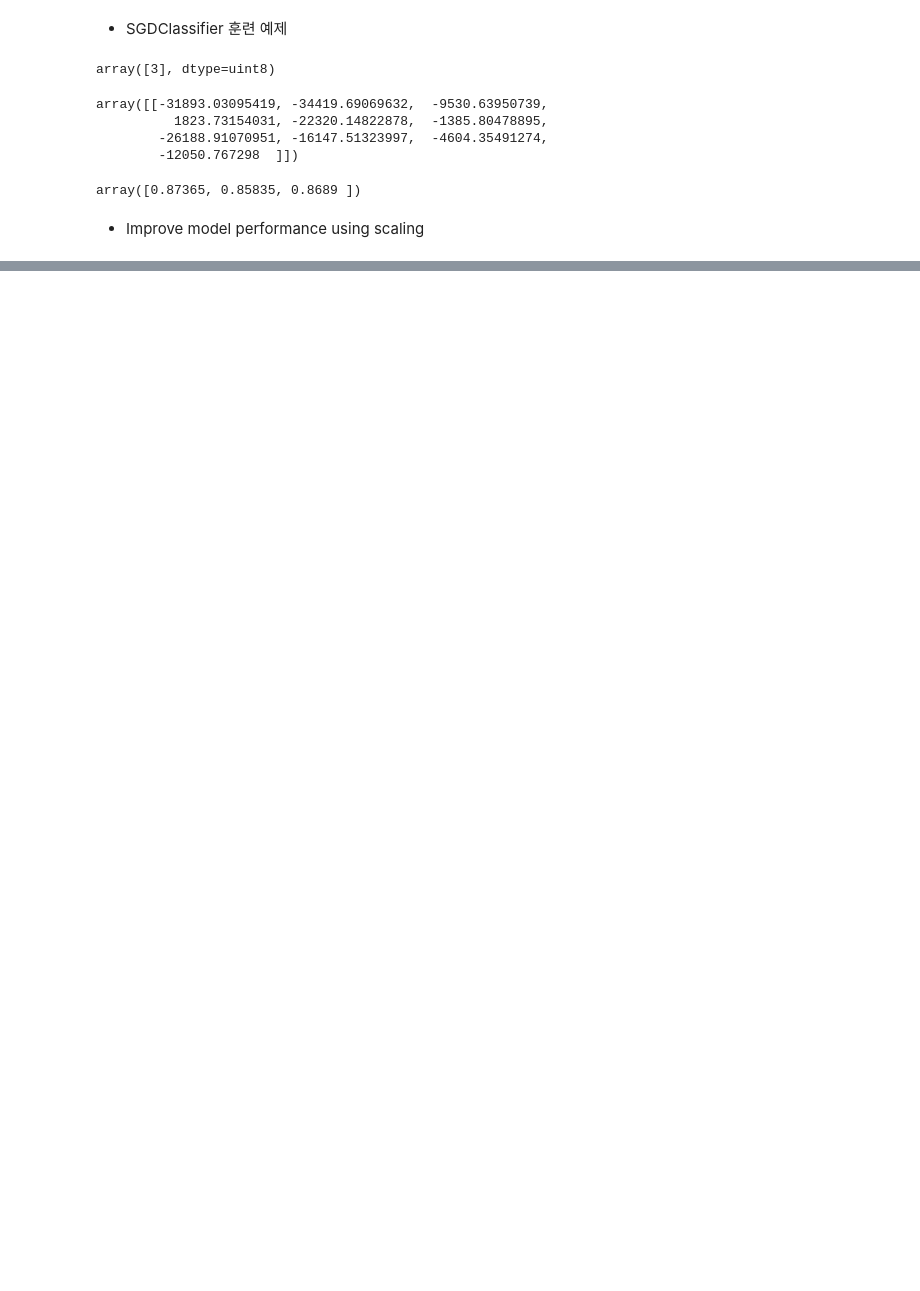
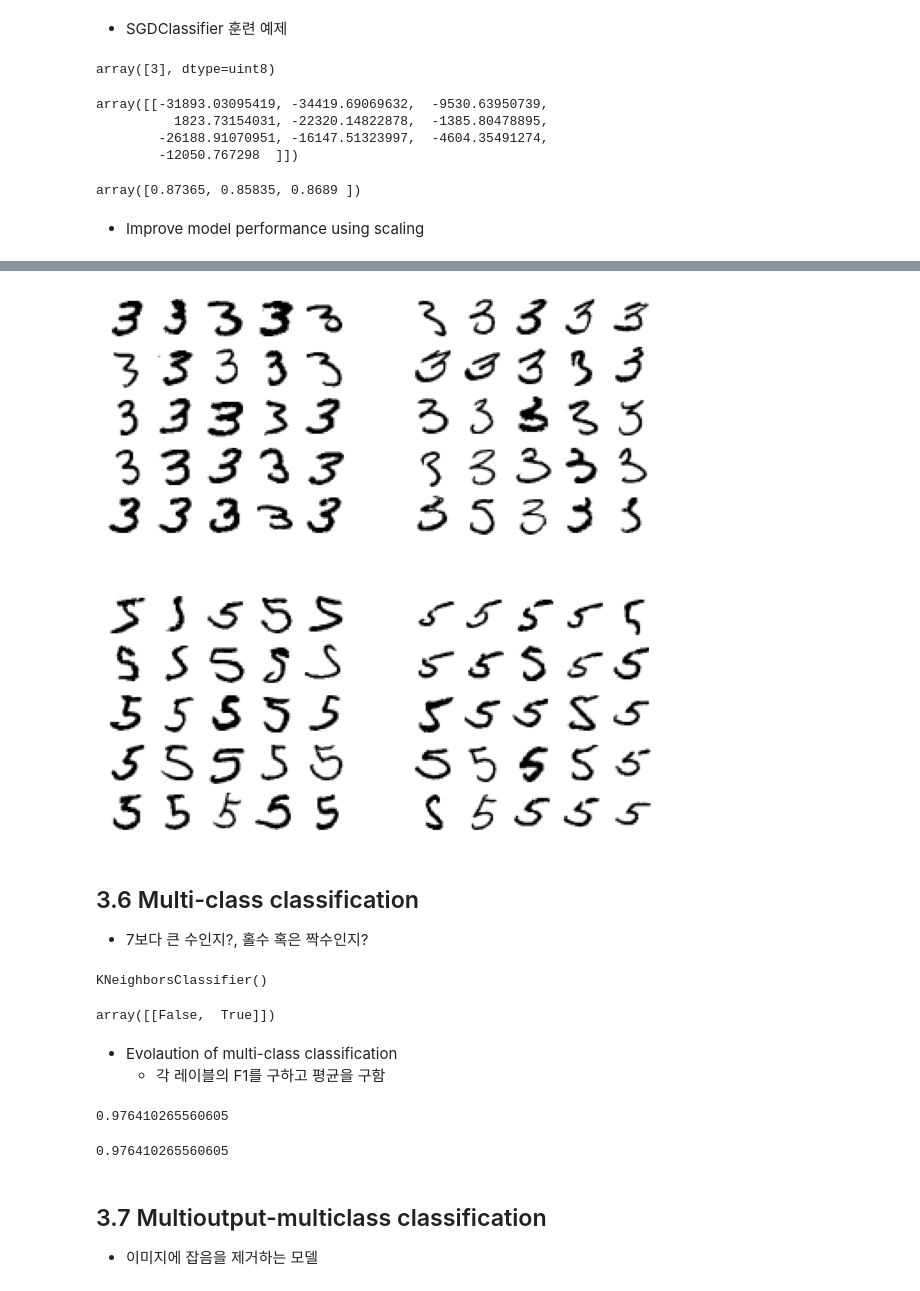
Before and after one commit to dream2globe/hands-on-machine-learning-2nd, a Jupyter notebook: notebooks/03_classification.ipynb, the cells around one changed output, grey strips where cells are left out. Saved outputs shown, nothing was run; the diff lists cells and outputs as text; code cells hidden in the pictures; blank space fills up the shorter version.

```diff
--- a/notebooks/03_classification.ipynb
+++ b/notebooks/03_classification.ipynb
@@ -343,0 +380,68 @@ conf_mx
+# %%
+cl_a, cl_b = 3, 5
+
+X_aa = X_train[(y_train == cl_a) & (y_train_pred == cl_a)]
+X_ab = X_train[(y_train == cl_a) & (y_train_pred == cl_b)]
+X_ba = X_train[(y_train == cl_b) & (y_train_pred == cl_a)]
+X_bb = X_train[(y_train == cl_b) & (y_train_pred == cl_b)]
+# %%
+def plot_digits(instances, images_per_row=10, **options):
+    size = 28
+    images_per_row = min(len(instances), images_per_row)
+    images = [instance.reshape(size,size) for instance in instances]
+    n_rows = (len(instances) - 1) // images_per_row + 1
+    row_images = []
+    n_empty = n_rows * images_per_row - len(instances)
+    images.append(np.zeros((size, size * n_empty)))
+    for row in range(n_rows):
+        rimages = images[row * images_per_row : (row + 1) * images_per_row]
+        row_images.append(np.concatenate(rimages, axis=1))
+    image = np.concatenate(row_images, axis=0)
+    plt.imshow(image, cmap = matplotlib.cm.binary, **options)
+    plt.axis("off")
+# %%
+import matplotlib
+
+fig = plt.figure(figsize=(10, 10))
+
+plt.subplot(221); plot_digits(X_aa[:25], images_per_row=5)
+plt.subplot(222); plot_digits(X_ab[:25], images_per_row=5)
+plt.subplot(223); plot_digits(X_ba[:25], images_per_row=5)
+plt.subplot(224); plot_digits(X_bb[:25], images_per_row=5)
+# %% [output]
+[figure, added]
+# %% [markdown]
+## 3.6 Multi-class classification
++ 7보다 큰 수인지?, 홀수 혹은 짝수인지?
+# %%
+from sklearn.neighbors import KNeighborsClassifier
+
+y_train_large = (y_train >= 7)
+y_train_odd = (y_train % 2 == 1)
+y_multilabel = np.c_[y_train_large, y_train_odd]
+
+knn_clf = KNeighborsClassifier(n_jobs=3)
+knn_clf.fit(X_train, y_multilabel)
+# %% [output]
+KNeighborsClassifier()
+# %%
+knn_clf.predict([some_digit]) # 크지 않고, 홀수
+# %% [output]
+array([[False,  True]])
+# %% [markdown]
++ Evolaution of multi-class classification
+    + 각 레이블의 F1를 구하고 평균을 구함
+# %%
+y_train_knn_pred = cross_val_predict(knn_clf, X_train, y_multilabel, cv=3)
+f1_score(y_multilabel, y_train_knn_pred, average="macro") # 동일한 가중치
+
+# accuracy_score, precision_score, recall_score, classification_report 등이 다중 분류를 지원함
+# %% [output]
+0.976410265560605
+# %%
+f1_score(y_multilabel, y_train_knn_pred, average="macro") # 지지도(타겟 레이블에 속한 샘플 수)를 가중치로 반영
+# %% [output]
+0.976410265560605
+# %% [markdown]
+## 3.7 Multioutput-multiclass classification
++ 이미지에 잡음을 제거하는 모델
```
Also changed, not shown: parts of 19 cells of this notebook.
